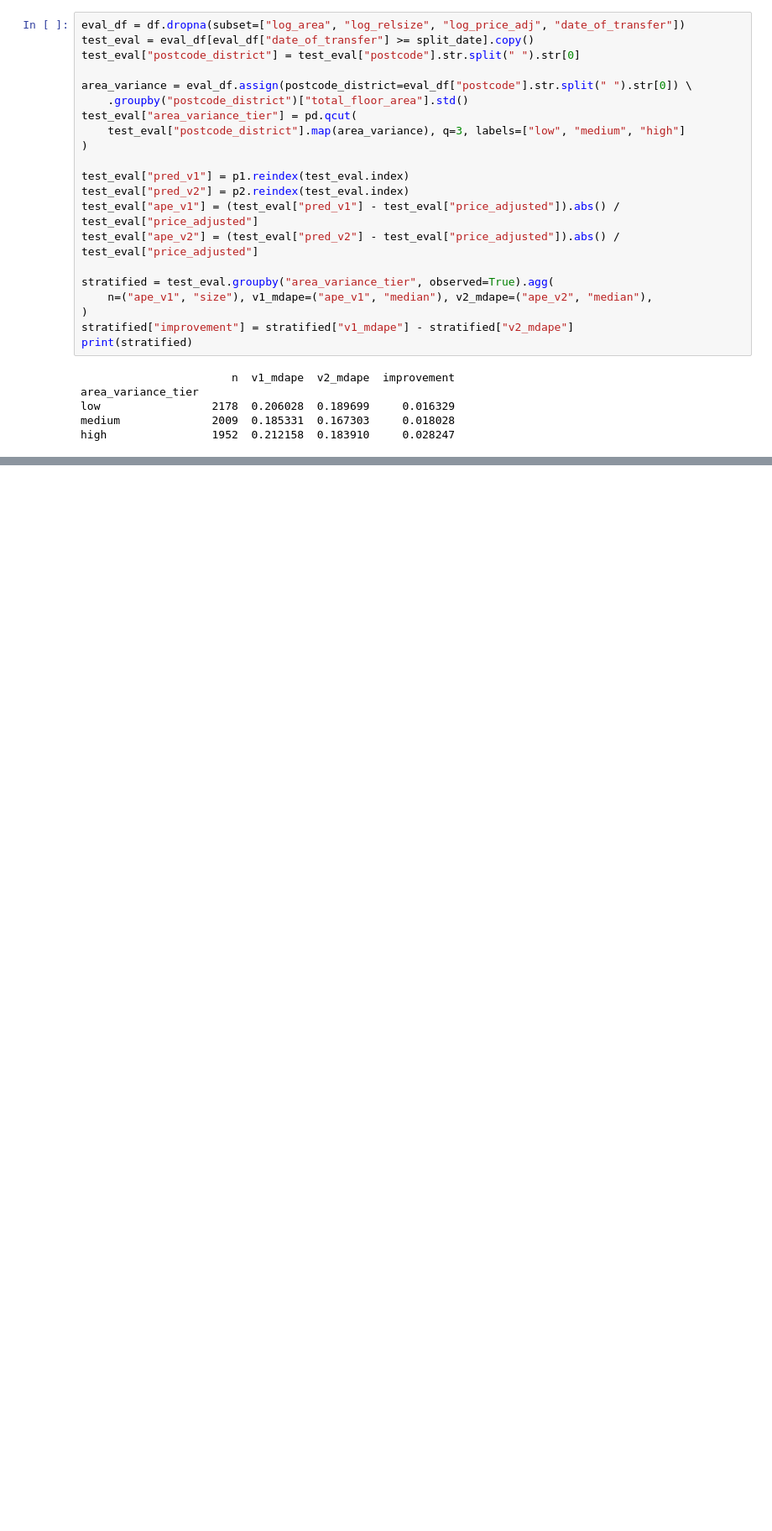
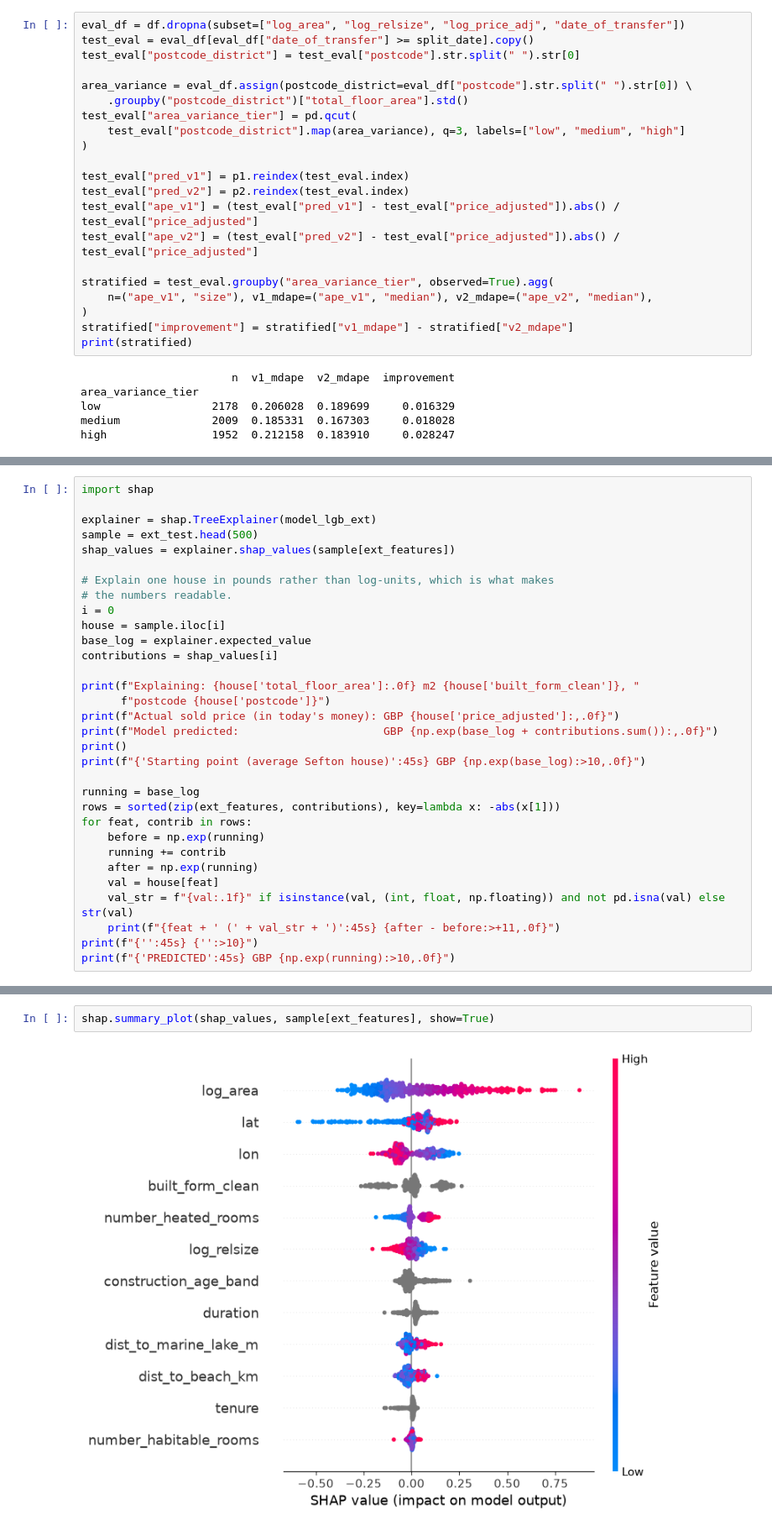
Before and after one commit to jrbahou-333/house_price_prediction, a Jupyter notebook: notebooks/04_model.ipynb, the cells around one changed output, grey strips where cells are left out. Shown at 84% size. Cells and saved outputs as stored; diff of their text form; blank space fills up the shorter version.

```diff
--- a/notebooks/04_model.ipynb
+++ b/notebooks/04_model.ipynb
@@ -167,0 +444,32 @@ high                1952  0.212158  0.183910     0.028247
+# %%
+import shap
+
+explainer = shap.TreeExplainer(model_lgb_ext)
+sample = ext_test.head(500)
+shap_values = explainer.shap_values(sample[ext_features])
+
+# Explain one house in pounds rather than log-units, which is what makes
+# the numbers readable.
+i = 0
+house = sample.iloc[i]
+base_log = explainer.expected_value
+contributions = shap_values[i]
+
+print(f"Explaining: {house['total_floor_area']:.0f} m2 {house['built_form_clean']}, "
+      f"postcode {house['postcode']}")
+print(f"Actual sold price (in today's money): GBP {house['price_adjusted']:,.0f}")
+print(f"Model predicted:                      GBP {np.exp(base_log + contributions.sum()):,.0f}")
+print()
+print(f"{'Starting point (average Sefton house)':45s} GBP {np.exp(base_log):>10,.0f}")
+
+running = base_log
+rows = sorted(zip(ext_features, contributions), key=lambda x: -abs(x[1]))
+for feat, contrib in rows:
+    before = np.exp(running)
+    running += contrib
+    after = np.exp(running)
+    val = house[feat]
+    val_str = f"{val:.1f}" if isinstance(val, (int, float, np.floating)) and not pd.isna(val) else str(val)
+    print(f"{feat + ' (' + val_str + ')':45s} {after - before:>+11,.0f}")
+print(f"{'':45s} {'':>10}")
+print(f"{'PREDICTED':45s} GBP {np.exp(running):>10,.0f}")
@@ -167,0 +496,4 @@ high                1952  0.212158  0.183910     0.028247
+# %%
+shap.summary_plot(shap_values, sample[ext_features], show=True)
+# %% [output]
+[figure, added]
```
Also changed, not shown: parts of 18 cells of this notebook.
